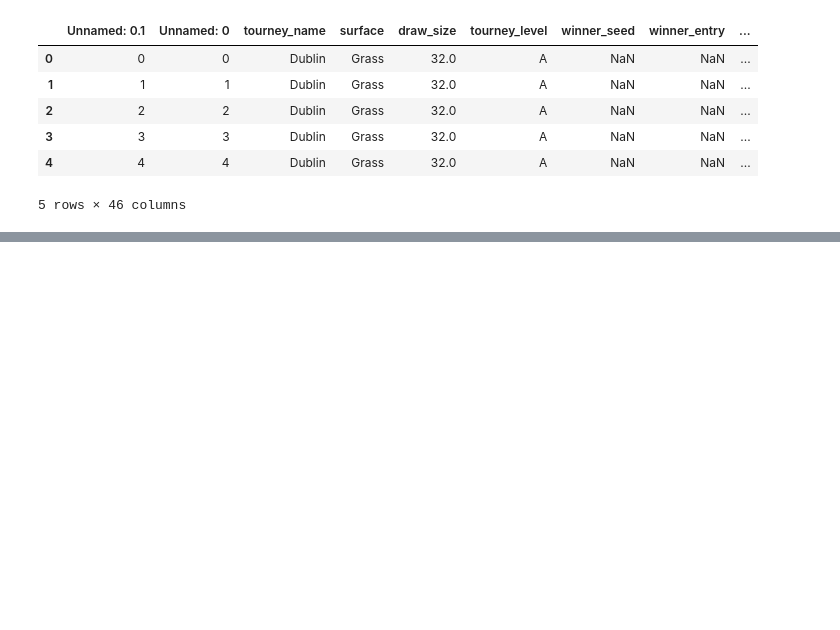
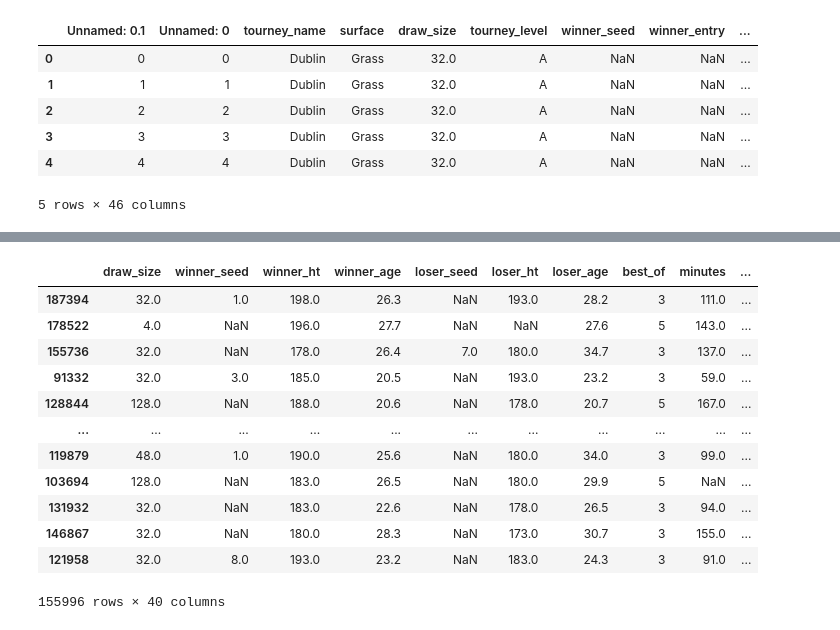
Before and after one commit to parthdiwane/sportly, a Jupyter notebook: tree/decision_tree.ipynb, the cells around one changed output, grey strips where cells are left out. Saved outputs shown, nothing was run; the diff lists cells and outputs as text; code cells hidden in the pictures; blank space fills up the shorter version.

```diff
--- a/tree/decision_tree.ipynb
+++ b/tree/decision_tree.ipynb
@@ -119,0 +136,2 @@ df
+# %%
+X_train, X_test, y_train, y_test = train_test_split(X, y, test_size=0.2, random_state=42)
@@ -119,0 +140,16 @@ df
+# %%
+X_train
+# %% [output]
+|  | draw_size | winner_seed | winner_ht | winner_age | loser_seed | loser_ht | loser_age | best_of | minutes | ... |
+| 187394 | 32.0 | 1.0 | 198.0 | 26.3 | NaN | 193.0 | 28.2 | 3 | 111.0 | ... |
+| 178522 | 4.0 | NaN | 196.0 | 27.7 | NaN | NaN | 27.6 | 5 | 143.0 | ... |
+| 155736 | 32.0 | NaN | 178.0 | 26.4 | 7.0 | 180.0 | 34.7 | 3 | 137.0 | ... |
+| 91332 | 32.0 | 3.0 | 185.0 | 20.5 | NaN | 193.0 | 23.2 | 3 | 59.0 | ... |
+| 128844 | 128.0 | NaN | 188.0 | 20.6 | NaN | 178.0 | 20.7 | 5 | 167.0 | ... |
+| ... | ... | ... | ... | ... | ... | ... | ... | ... | ... | ... |
+| 119879 | 48.0 | 1.0 | 190.0 | 25.6 | NaN | 180.0 | 34.0 | 3 | 99.0 | ... |
+| 103694 | 128.0 | NaN | 183.0 | 26.5 | NaN | 180.0 | 29.9 | 5 | NaN | ... |
+| 131932 | 32.0 | NaN | 183.0 | 22.6 | NaN | 178.0 | 26.5 | 3 | 94.0 | ... |
+| 146867 | 32.0 | NaN | 180.0 | 28.3 | NaN | 173.0 | 30.7 | 3 | 155.0 | ... |
+| 121958 | 32.0 | 8.0 | 193.0 | 23.2 | NaN | 183.0 | 24.3 | 3 | 91.0 | ... |
+155996 rows × 40 columns
```
Also changed, not shown: parts of 9 cells of this notebook.
